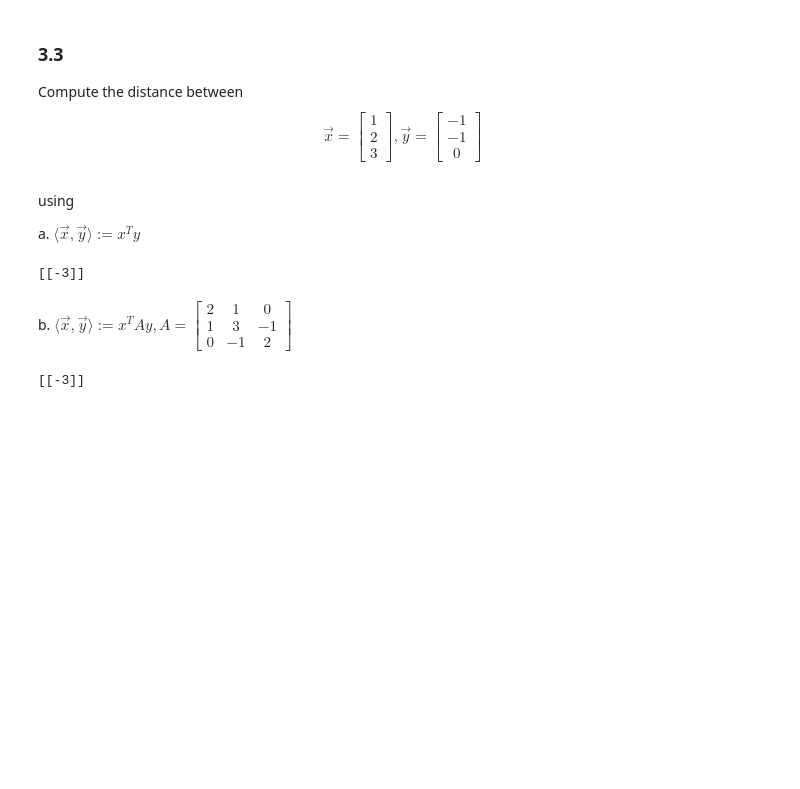
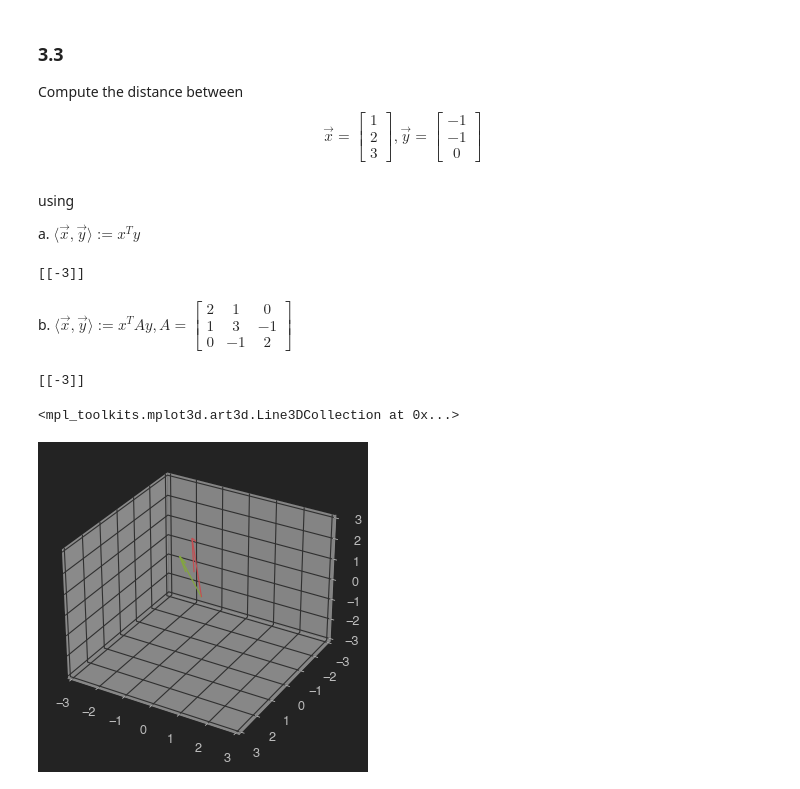
Before and after one commit to Pooret/biased_outliers, a Jupyter notebook: Ch. 3 Exercises.ipynb, the cells around one changed output. Drawn from its saved outputs; the diff is of its cells as text; code cells hidden in the pictures; blank space fills up the shorter version.

```diff
--- a/Ch. 3 Exercises.ipynb
+++ b/Ch. 3 Exercises.ipynb
@@ -110,3 +110,20 @@ inner_product_A = np.matmul(x.T, np.matmul(A, y))
 print(inner_product)
 # %% [output]
 [[-3]]
+# %%
+fig = plt.figure()
+ax = fig.gca(projection = '3d')
+scale3D = 3
+ax.set_xlim3d(-scale3D,scale3D)
+ax.set_ylim3d(scale3D,-scale3D)
+ax.set_zlim3d(-scale3D,scale3D)
+origin  = np.array([0, 0, 0])
+ax.grid(True)
+# Figure setup.
+
+colors = ["r","g"]
+ax.quiver(*origin,*x, length=2,color='r')
+ax.quiver(*origin,*y, length=2,color='g')
+# %% [output]
+<mpl_toolkits.mplot3d.art3d.Line3DCollection at 0x...>
+[figure, added]
```
